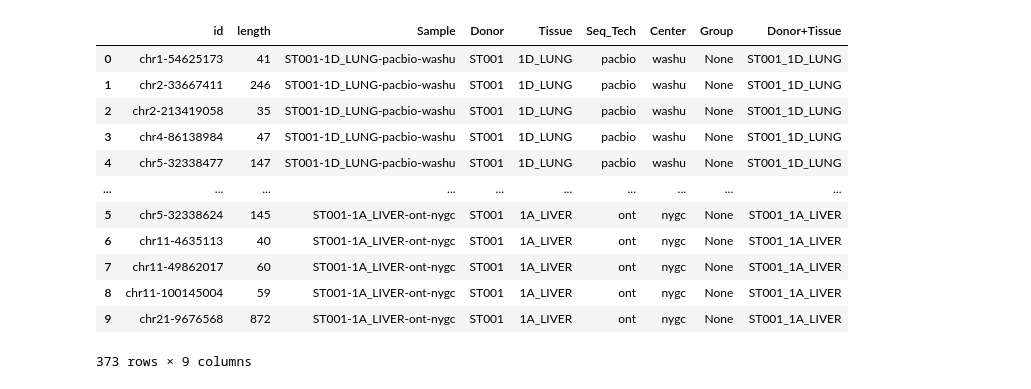
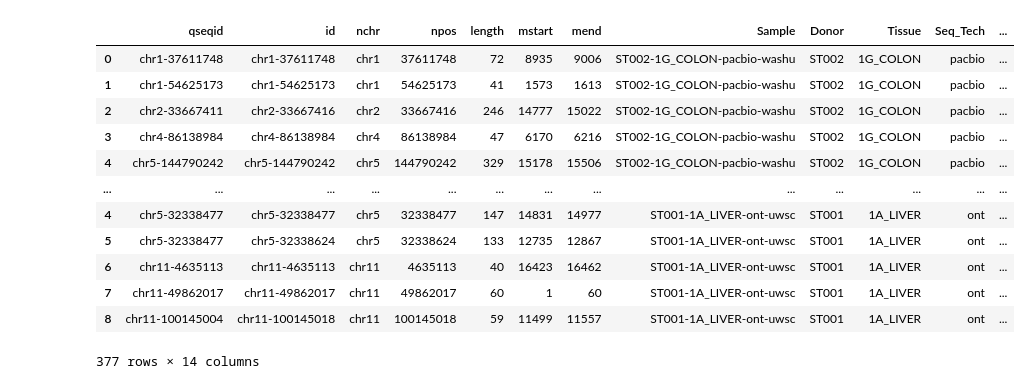
Before and after one commit to czakarian/smaht_mitoscope_analysis, a Jupyter notebook: numt_analysis.ipynb, the cells around one changed output. Saved outputs shown, nothing was run; the diff lists cells and outputs as text; code cells hidden in the pictures.

```diff
--- a/numt_analysis.ipynb
+++ b/numt_analysis.ipynb
@@ -4,54 +4,56 @@ import matplotlib.pyplot as plt
 import seaborn as sns
 import numpy as np
 # %%
-df_pb = pd.read_csv("/net/nwgc/vol1/nobackup/czaka/mitoscope/smaht/benchmark/pacbio/output/qc_summary.tsv", sep='\t')
+df_pb = pd.read_csv("/net/nwgc/vol1/home/czaka/analysis/mitoscope/smaht/benchmark/pacbio/output/qc_summary.tsv", sep='\t')
 df_pb[['Donor', 'Tissue', 'Seq_Tech', 'Center', 'Group']] = df_pb['Sample'].str.split('-', expand=True)
 #df_pb = df_pb.sort_values(['Donor', 'Tissue', 'Center'])
 df_pb['Age'] = np.where(df_pb['Donor'].isin(['ST001', 'ST003']), 'Young', 'Old')
 
-df_ont = pd.read_csv("/net/nwgc/vol1/nobackup/czaka/mitoscope/smaht/benchmark/ont/output/qc_summary.tsv", sep='\t')
+df_ont = pd.read_csv("/net/nwgc/vol1/home/czaka/analysis/mitoscope/smaht/benchmark/ont/output/qc_summary.tsv", sep='\t')
 df_ont[['Donor', 'Tissue', 'Seq_Tech', 'Center']] = df_ont['Sample'].str.split('-', expand=True)
 #df_ont = df_ont.sort_values(['Donor', 'Tissue', 'Center'])
 df_ont['Age'] = np.where(df_ont['Donor'].isin(['ST001', 'ST003']), 'Young', 'Old')
 # %%
+
 comb_numt_df = pd.DataFrame()
 
 for sample in df_pb['Sample']:
-    file_path = f'/net/nwgc/vol1/nobackup/czaka/mitoscope/smaht/benchmark/pacbio/output/{sample}/numts/{sample}.numts.INS.blast.mtDNA.txt'
+    file_path = f'/net/nwgc/vol1/home/czaka/analysis/mitoscope/smaht/benchmark/pacbio/output/{sample}/numts/{sample}.numts.INS.blast.mtDNA.txt'
     numt_df = pd.read_csv(file_path, sep='\t', header=None, names=['qseqid', 'sseqid', 'pident', 'length', 'mismatch', 'gapopen', 'qstart', 'qend', 'sstart', 'send', 'evalue', 'bitscore'])
     numt_df['Sample'] = sample
     comb_numt_df = pd.concat([comb_numt_df, numt_df])
 
 for sample in df_ont['Sample']:
-    file_path = f'/net/nwgc/vol1/nobackup/czaka/mitoscope/smaht/benchmark/ont/output/{sample}/numts/{sample}.numts.INS.blast.mtDNA.txt'
+    file_path = f'/net/nwgc/vol1/home/czaka/analysis/mitoscope/smaht/benchmark/ont/output/{sample}/numts/{sample}.numts.INS.blast.mtDNA.txt'
     numt_df = pd.read_csv(file_path, sep='\t', header=None, names=['qseqid', 'sseqid', 'pident', 'length', 'mismatch', 'gapopen', 'qstart', 'qend', 'sstart', 'send', 'evalue', 'bitscore'])
     numt_df['Sample'] = sample
     comb_numt_df = pd.concat([comb_numt_df, numt_df])
 
 
-comb_numt_df[['nchr', 'nstart']] = comb_numt_df['qseqid'].str.split('-', expand=True)
-comb_numt_df['nstart'] = np.where(comb_numt_df['qstart'].astype(int) > 20, comb_numt_df['nstart'].astype(int) + comb_numt_df['qstart'].astype(int) - 1, comb_numt_df['nstart'].astype(int))
-# comb_numt_df['nend'] = comb_numt_df['nstart'].astype(int) + comb_numt_df['length'].astype(int)
-comb_numt_df['id'] = comb_numt_df['nchr'] + "-" + comb_numt_df['nstart'].astype(str)
+comb_numt_df[['nchr', 'npos']] = comb_numt_df['qseqid'].str.split('-', expand=True)
+comb_numt_df['npos'] = np.where(comb_numt_df['qstart'].astype(int) > 1, comb_numt_df['npos'].astype(int) + comb_numt_df['qstart'].astype(int) - 1, comb_numt_df['npos'].astype(int))
+comb_numt_df['id'] = comb_numt_df['nchr'] + "-" + comb_numt_df['npos'].astype(str)
 comb_numt_df = comb_numt_df[comb_numt_df['nchr'] != 'chrM']
+comb_numt_df['mstart'] = np.where(comb_numt_df['sstart'].astype(int) < comb_numt_df['send'].astype(int), comb_numt_df['sstart'].astype(int), comb_numt_df['send'].astype(int))
+comb_numt_df['mend'] = np.where(comb_numt_df['sstart'].astype(int) >= comb_numt_df['send'].astype(int), comb_numt_df['sstart'].astype(int), comb_numt_df['send'].astype(int))
 
-comb_numt_df = comb_numt_df[['id', 'length', 'Sample']]
+comb_numt_df = comb_numt_df[['qseqid', 'id', 'nchr', 'npos', 'length', 'mstart', 'mend', 'Sample']]
 
 comb_numt_df[['Donor', 'Tissue', 'Seq_Tech', 'Center', 'Group']] = comb_numt_df['Sample'].str.split('-', expand=True)
 comb_numt_df['Donor+Tissue'] = comb_numt_df['Donor'] + "_" + comb_numt_df['Tissue']
 
 comb_numt_df
 # %% [output]
-|  | id | length | Sample | Donor | Tissue | Seq_Tech | Center | Group | Donor+Tissue |
-| 0 | chr1-54625173 | 41 | ST001-1D_LUNG-pacbio-washu | ST001 | 1D_LUNG | pacbio | washu | None | ST001_1D_LUNG |
-| 1 | chr2-33667411 | 246 | ST001-1D_LUNG-pacbio-washu | ST001 | 1D_LUNG | pacbio | washu | None | ST001_1D_LUNG |
-| 2 | chr2-213419058 | 35 | ST001-1D_LUNG-pacbio-washu | ST001 | 1D_LUNG | pacbio | washu | None | ST001_1D_LUNG |
-| 3 | chr4-86138984 | 47 | ST001-1D_LUNG-pacbio-washu | ST001 | 1D_LUNG | pacbio | washu | None | ST001_1D_LUNG |
-| 4 | chr5-32338477 | 147 | ST001-1D_LUNG-pacbio-washu | ST001 | 1D_LUNG | pacbio | washu | None | ST001_1D_LUNG |
-| ... | ... | ... | ... | ... | ... | ... | ... | ... | ... |
-| 5 | chr5-32338624 | 145 | ST001-1A_LIVER-ont-nygc | ST001 | 1A_LIVER | ont | nygc | None | ST001_1A_LIVER |
-| 6 | chr11-4635113 | 40 | ST001-1A_LIVER-ont-nygc | ST001 | 1A_LIVER | ont | nygc | None | ST001_1A_LIVER |
-| 7 | chr11-49862017 | 60 | ST001-1A_LIVER-ont-nygc | ST001 | 1A_LIVER | ont | nygc | None | ST001_1A_LIVER |
-| 8 | chr11-100145004 | 59 | ST001-1A_LIVER-ont-nygc | ST001 | 1A_LIVER | ont | nygc | None | ST001_1A_LIVER |
-| 9 | chr21-9676568 | 872 | ST001-1A_LIVER-ont-nygc | ST001 | 1A_LIVER | ont | nygc | None | ST001_1A_LIVER |
+|  | qseqid | id | nchr | npos | length | mstart | mend | Sample | Donor | Tissue | Seq_Tech | ... |
+| 0 | chr1-37611748 | chr1-37611748 | chr1 | 37611748 | 72 | 8935 | 9006 | ST002-1G_COLON-pacbio-washu | ST002 | 1G_COLON | pacbio | ... |
+| 1 | chr1-54625173 | chr1-54625173 | chr1 | 54625173 | 41 | 1573 | 1613 | ST002-1G_COLON-pacbio-washu | ST002 | 1G_COLON | pacbio | ... |
+| 2 | chr2-33667411 | chr2-33667416 | chr2 | 33667416 | 246 | 14777 | 15022 | ST002-1G_COLON-pacbio-washu | ST002 | 1G_COLON | pacbio | ... |
+| 3 | chr4-86138984 | chr4-86138984 | chr4 | 86138984 | 47 | 6170 | 6216 | ST002-1G_COLON-pacbio-washu | ST002 | 1G_COLON | pacbio | ... |
+| 4 | chr5-144790242 | chr5-144790242 | chr5 | 144790242 | 329 | 15178 | 15506 | ST002-1G_COLON-pacbio-washu | ST002 | 1G_COLON | pacbio | ... |
+| ... | ... | ... | ... | ... | ... | ... | ... | ... | ... | ... | ... | ... |
+| 4 | chr5-32338477 | chr5-32338477 | chr5 | 32338477 | 147 | 14831 | 14977 | ST001-1A_LIVER-ont-uwsc | ST001 | 1A_LIVER | ont | ... |
+| 5 | chr5-32338477 | chr5-32338624 | chr5 | 32338624 | 133 | 12735 | 12867 | ST001-1A_LIVER-ont-uwsc | ST001 | 1A_LIVER | ont | ... |
+| 6 | chr11-4635113 | chr11-4635113 | chr11 | 4635113 | 40 | 16423 | 16462 | ST001-1A_LIVER-ont-uwsc | ST001 | 1A_LIVER | ont | ... |
+| 7 | chr11-49862017 | chr11-49862017 | chr11 | 49862017 | 60 | 1 | 60 | ST001-1A_LIVER-ont-uwsc | ST001 | 1A_LIVER | ont | ... |
+| 8 | chr11-100145004 | chr11-100145018 | chr11 | 100145018 | 59 | 11499 | 11557 | ST001-1A_LIVER-ont-uwsc | ST001 | 1A_LIVER | ont | ... |
-373 rows × 9 columns
+377 rows × 14 columns
```
Also changed, not shown: parts of 12 cells of this notebook, 4 other files.
